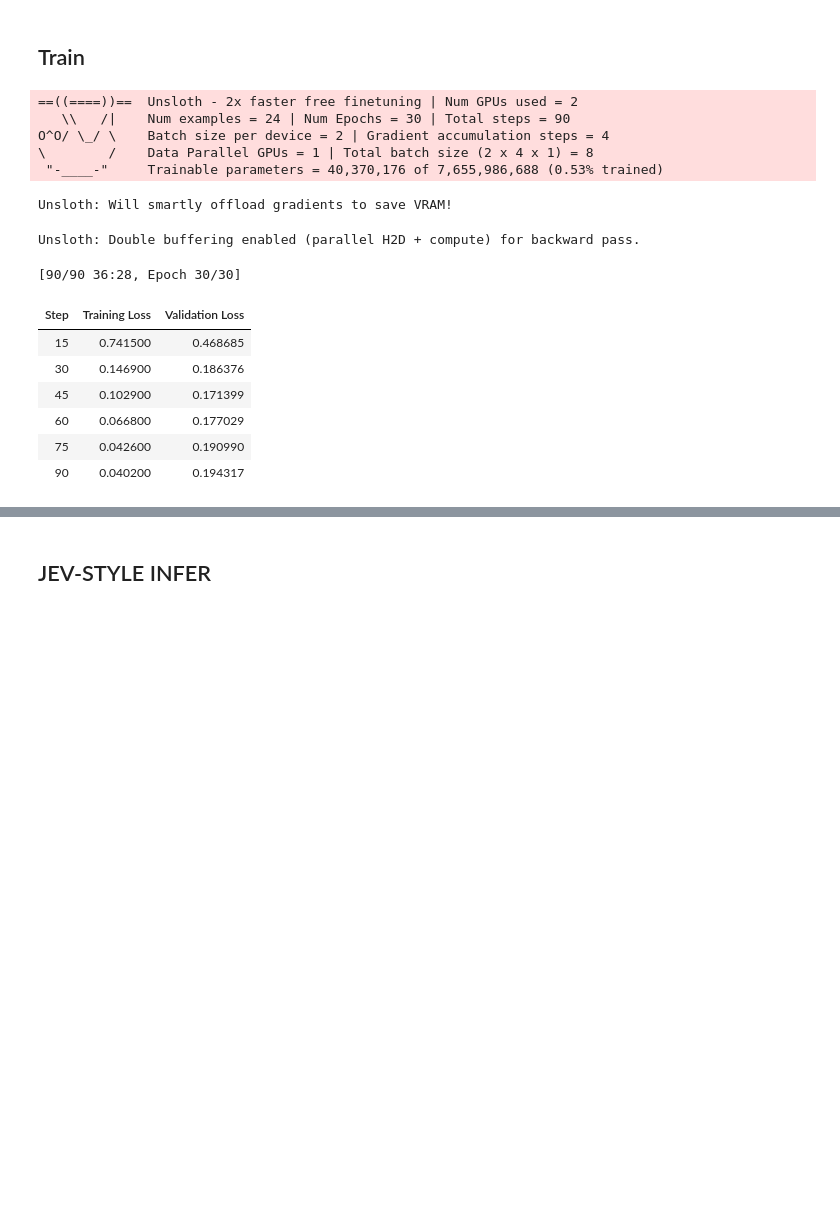
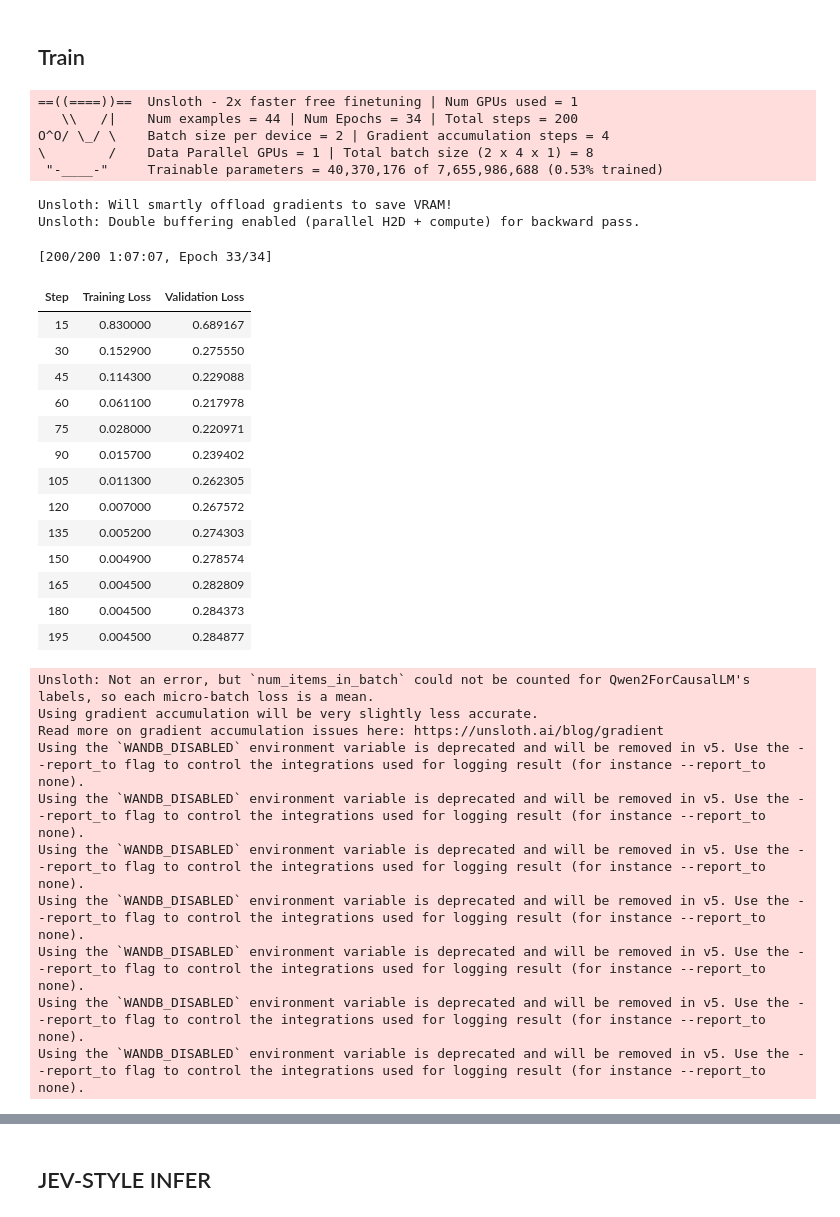
Before and after one commit to rob268126/python-slm-codegrading, a Jupyter notebook: notebook/pipeline-cpp-grading-v5.ipynb, the cells around one changed output, grey strips where cells are left out. Drawn from its saved outputs; the diff is of its cells as text; code cells hidden in the pictures; blank space fills up the shorter version.

Commit message:
fix: update notebook/ + fix process task2 3 main.py + update Readme

```diff
--- a/notebook/pipeline-cpp-grading-v5.ipynb
+++ b/notebook/pipeline-cpp-grading-v5.ipynb
@@ -359,5 +396,4 @@ Train compilable: 17
 # %%
-# PROMPTS -> LLM-as-a-Judge + JEV style
 def format_judge_prompt(sample):
     input_text = (
         f"### Đề bài:\n{sample['statement']}\n\n"
@@ -379,7 +415,7 @@ def format_judge_prompt(sample):
         f"- code_quality (0-1): Clean, readable code?\n\n"
         f"Error taxonomy (multi-label): Lỗi biên dịch, Lỗi logic, Lỗi vòng lặp, "
         f"Lỗi hàm, Lỗi I/O, Lỗi bộ nhớ, Lỗi kiểu dữ liệu, Lỗi thuật toán, "
-        f"Lỗi xử lý biên, Lỗi cú pháp, Không có lỗi\n\n"
+        f"Lỗi xử lý biên, Lỗi cú pháp\n\n"
         f"Output ONLY valid JSON: {{\"rubric\": {{...}}, \"errors\": [...]}}<|im_end|>\n"
         f"<|im_start|>user\n{input_text}<|im_end|>\n"
         f"<|im_start|>assistant\n"
@@ -390,6 +426,10 @@ def format_judge_prompt(sample):
 
 train_texts = [format_judge_prompt(s) for s in train_samples]
 val_texts = [format_judge_prompt(s) for s in val_samples]
+# Merge task 3
+train_texts.extend(task3_texts[:20])
+val_texts.extend(task3_texts[20:])
+
 train_dataset = Dataset.from_dict({"text": train_texts})
 val_dataset = Dataset.from_dict({"text": val_texts})
 print(f"Train dataset: {len(train_dataset)} | Val dataset: {len(val_dataset)}")
@@ -448,7 +479,7 @@ Trainable: 40,370,176 / 4,393,342,464 (0.92%)
 import os
 os.environ["WANDB_DISABLED"] = "true"
 
-MAX_STEPS = 90
+MAX_STEPS = 200
 
 trainer = SFTTrainer(
     model=model,
@@ -468,41 +499,58 @@ trainer = SFTTrainer(
         fp16=not torch.cuda.is_bf16_supported(),
         bf16=torch.cuda.is_bf16_supported(),
         logging_steps=5,
         eval_strategy="steps",
         eval_steps=15,
         save_strategy="steps",
         save_steps=30,
         optim="adamw_8bit",
         weight_decay=0.01,
         lr_scheduler_type="cosine",
         seed=42,
         output_dir="qwen25_coder_grader_v3",
         report_to="none",
         load_best_model_at_end=True,
         metric_for_best_model="eval_loss",
         greater_is_better=False,
     ),
 )
 trainer.train()
 
 print(f"\nFinal train loss: {trainer.state.log_history[-1].get('train_loss', 'N/A')}")
 eval_losses = [e for e in trainer.state.log_history if "eval_loss" in e]
 if eval_losses:
     best = min(eval_losses, key=lambda x: x["eval_loss"])
     print(f"Best eval loss: {best['eval_loss']:.4f} (step {best['step']})")
 # %% [output]
-==((====))==  Unsloth - 2x faster free finetuning | Num GPUs used = 2
-   \\   /|    Num examples = 24 | Num Epochs = 30 | Total steps = 90
+==((====))==  Unsloth - 2x faster free finetuning | Num GPUs used = 1
+   \\   /|    Num examples = 44 | Num Epochs = 34 | Total steps = 200
 O^O/ \_/ \    Batch size per device = 2 | Gradient accumulation steps = 4
 \        /    Data Parallel GPUs = 1 | Total batch size (2 x 4 x 1) = 8
  "-____-"     Trainable parameters = 40,370,176 of 7,655,986,688 (0.53% trained)
 Unsloth: Will smartly offload gradients to save VRAM!
+Unsloth: Double buffering enabled (parallel H2D + compute) for backward pass.
-Unsloth: Double buffering enabled (parallel H2D + compute) for backward pass.
+[200/200 1:07:07, Epoch 33/34]
+| Step | Training Loss | Validation Loss |
+| 15 | 0.830000 | 0.689167 |
+| 30 | 0.152900 | 0.275550 |
+| 45 | 0.114300 | 0.229088 |
+| 60 | 0.061100 | 0.217978 |
+| 75 | 0.028000 | 0.220971 |
+| 90 | 0.015700 | 0.239402 |
+| 105 | 0.011300 | 0.262305 |
+| 120 | 0.007000 | 0.267572 |
+| 135 | 0.005200 | 0.274303 |
+| 150 | 0.004900 | 0.278574 |
+| 165 | 0.004500 | 0.282809 |
+| 180 | 0.004500 | 0.284373 |
+| 195 | 0.004500 | 0.284877 |
-[90/90 36:28, Epoch 30/30]
+Unsloth: Not an error, but `num_items_in_batch` could not be counted for Qwen2ForCausalLM's labels, so each micro-batch loss is a mean.
+Using gradient accumulation will be very slightly less accurate.
+Read more on gradient accumulation issues here: https://unsloth.ai/blog/gradient
+Using the `WANDB_DISABLED` environment variable is deprecated and will be removed in v5. Use the --report_to flag to control the integrations used for logging result (for instance --report_to none).
+Using the `WANDB_DISABLED` environment variable is deprecated and will be removed in v5. Use the --report_to flag to control the integrations used for logging result (for instance --report_to none).
+Using the `WANDB_DISABLED` environment variable is deprecated and will be removed in v5. Use the --report_to flag to control the integrations used for logging result (for instance --report_to none).
+Using the `WANDB_DISABLED` environment variable is deprecated and will be removed in v5. Use the --report_to flag to control the integrations used for logging result (for instance --report_to none).
+Using the `WANDB_DISABLED` environment variable is deprecated and will be removed in v5. Use the --report_to flag to control the integrations used for logging result (for instance --report_to none).
+Using the `WANDB_DISABLED` environment variable is deprecated and will be removed in v5. Use the --report_to flag to control the integrations used for logging result (for instance --report_to none).
+Using the `WANDB_DISABLED` environment variable is deprecated and will be removed in v5. Use the --report_to flag to control the integrations used for logging result (for instance --report_to none).
-| Step | Training Loss | Validation Loss |
-| 15 | 0.741500 | 0.468685 |
-| 30 | 0.146900 | 0.186376 |
-| 45 | 0.102900 | 0.171399 |
-| 60 | 0.066800 | 0.177029 |
-| 75 | 0.042600 | 0.190990 |
-| 90 | 0.040200 | 0.194317 |
```
Also changed, not shown: parts of 30 cells of this notebook, 3 other files.
